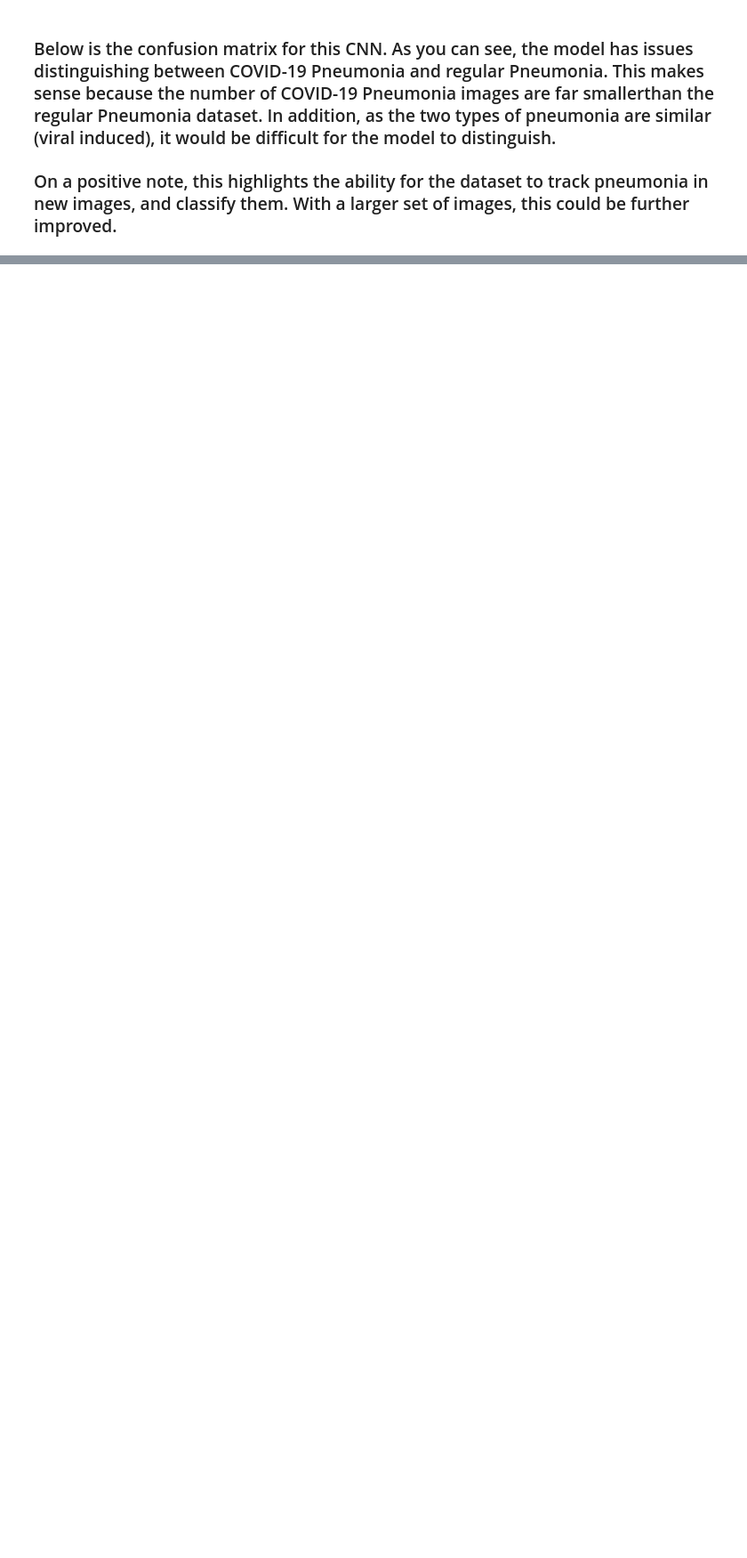
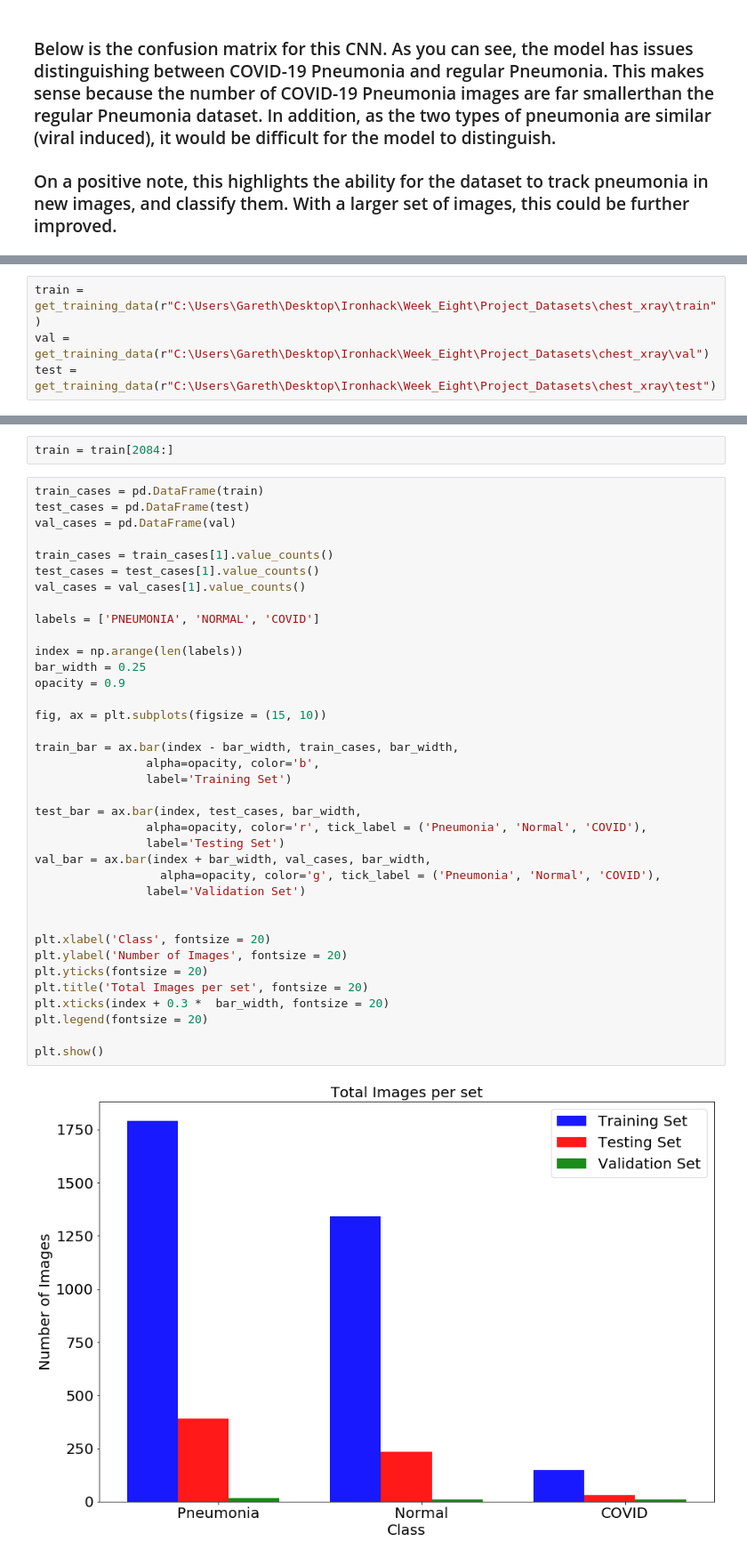
Before and after one commit to ta-data-bcn/Project-Week-8-Final-Project, a Jupyter notebook: your-project/Notebooks/02 Image Processing_CNN Pneumonia_and_COVID19.ipynb, the cells around one changed output, grey strips where cells are left out. Shown at 89% size. Saved outputs shown, nothing was run; the diff lists cells and outputs as text; blank space fills up the shorter version.

```diff
--- a/your-project/Notebooks/02 Image Processing_CNN Pneumonia_and_COVID19.ipynb
+++ b/your-project/Notebooks/02 Image Processing_CNN Pneumonia_and_COVID19.ipynb
@@ -410,0 +461,4 @@ plt.show()
+# %%
+train = get_training_data(r"C:\Users\Gareth\Desktop\Ironhack\Week_Eight\Project_Datasets\chest_xray\train")
+val = get_training_data(r"C:\Users\Gareth\Desktop\Ironhack\Week_Eight\Project_Datasets\chest_xray\val")
+test = get_training_data(r"C:\Users\Gareth\Desktop\Ironhack\Week_Eight\Project_Datasets\chest_xray\test")
@@ -410,0 +489,41 @@ plt.show()
+# %%
+train = train[2084:]
+# %%
+train_cases = pd.DataFrame(train)
+test_cases = pd.DataFrame(test)
+val_cases = pd.DataFrame(val)
+
+train_cases = train_cases[1].value_counts()
+test_cases = test_cases[1].value_counts()
+val_cases = val_cases[1].value_counts()
+
+labels = ['PNEUMONIA', 'NORMAL', 'COVID']
+
+index = np.arange(len(labels))
+bar_width = 0.25
+opacity = 0.9
+
+fig, ax = plt.subplots(figsize = (15, 10))
+
+train_bar = ax.bar(index - bar_width, train_cases, bar_width,
+                alpha=opacity, color='b',
+                label='Training Set')
+
+test_bar = ax.bar(index, test_cases, bar_width,
+                alpha=opacity, color='r', tick_label = ('Pneumonia', 'Normal', 'COVID'),
+                label='Testing Set')
+val_bar = ax.bar(index + bar_width, val_cases, bar_width,
+                  alpha=opacity, color='g', tick_label = ('Pneumonia', 'Normal', 'COVID'),
+                label='Validation Set')
+
+
+plt.xlabel('Class', fontsize = 20)
+plt.ylabel('Number of Images', fontsize = 20)
+plt.yticks(fontsize = 20)
+plt.title('Total Images per set', fontsize = 20)
+plt.xticks(index + 0.3 *  bar_width, fontsize = 20)
+plt.legend(fontsize = 20)
+
+plt.show()
+# %% [output]
+[figure, added]
```
Also changed, not shown: parts of 65 cells of this notebook, 2 other files.
